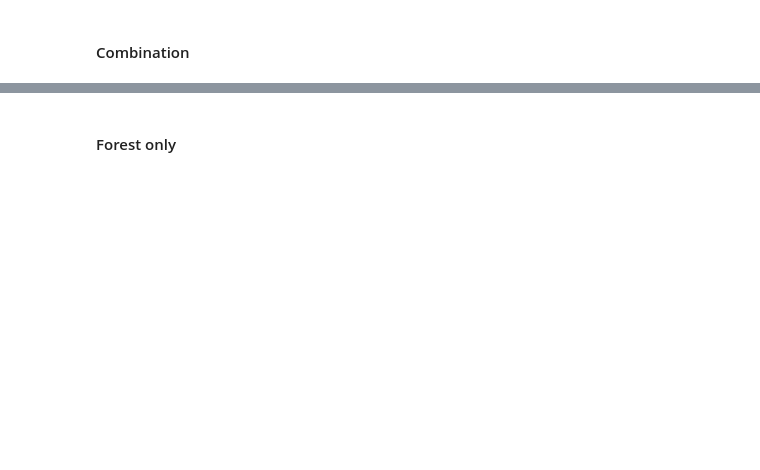
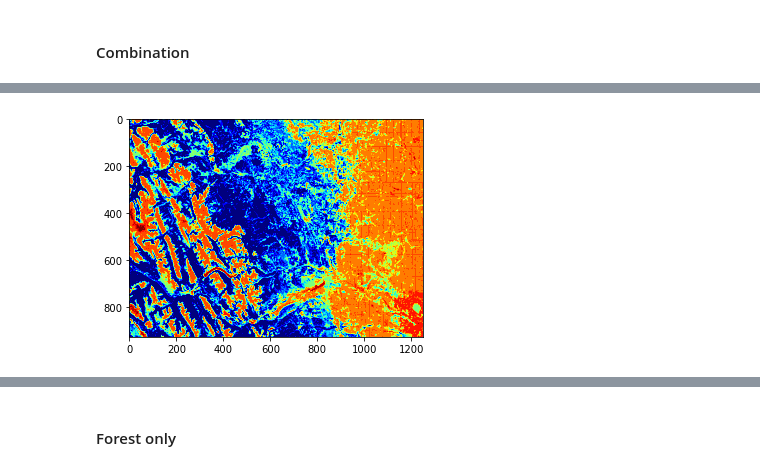
Before and after one commit to fynnweaver/Land_Cover_Classification, a Jupyter notebook: Ensemble.ipynb, the cells around one changed output, grey strips where cells are left out. Drawn from its saved outputs; the diff is of its cells as text; code cells hidden in the pictures; blank space fills up the shorter version.

```diff
--- a/Ensemble.ipynb
+++ b/Ensemble.ipynb
@@ -223,0 +264,6 @@ cm_forest_fig.plot(ax = ax)
+# %%
+map_pred = np.asarray(y_true).reshape(926, 1250)
+cmap = cm.get_cmap('jet', 19)    # 11 discrete colors
+prediction_map = plt.imshow(map_pred, cmap=cmap)
+# %% [output]
+[figure, added]
```
Also changed, not shown: parts of 21 cells of this notebook, 11 other files.
